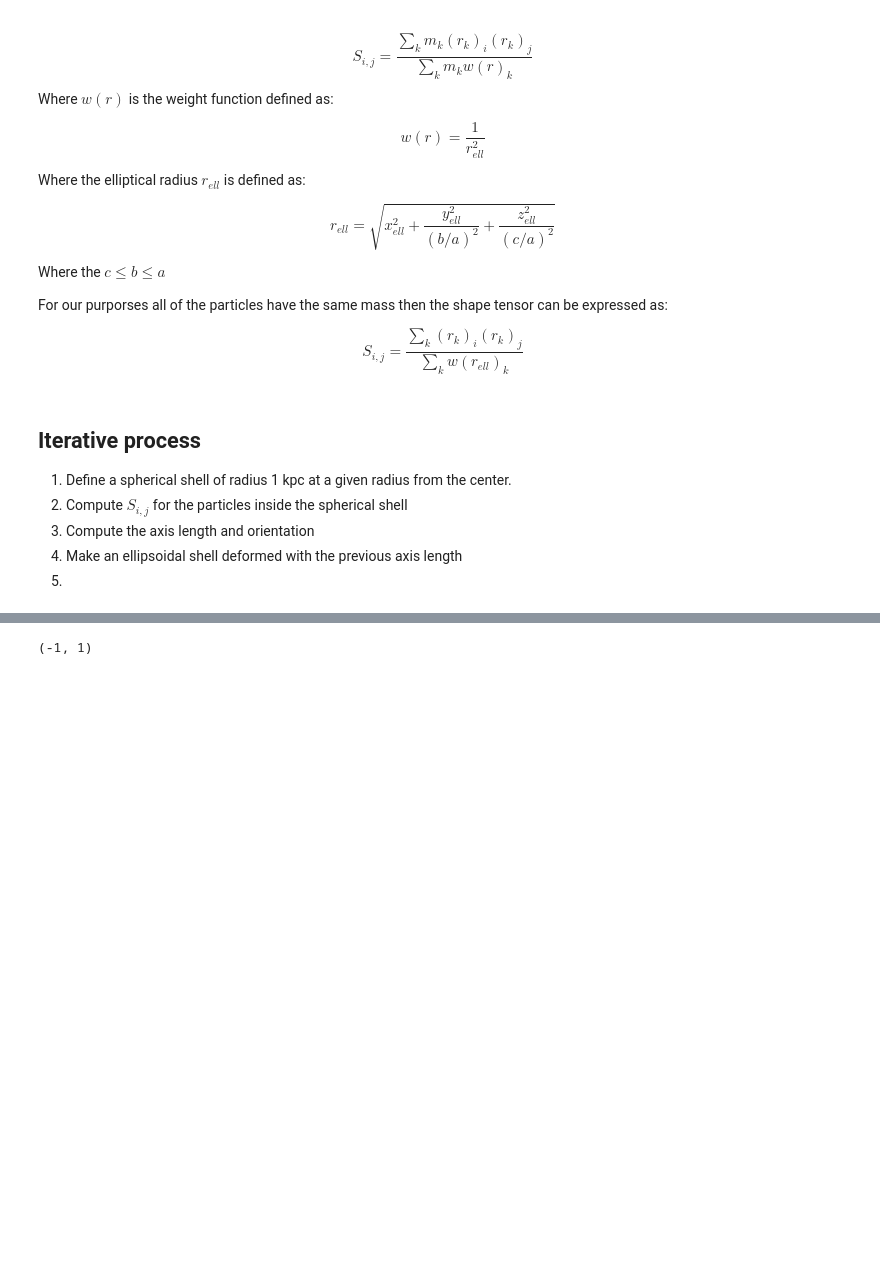
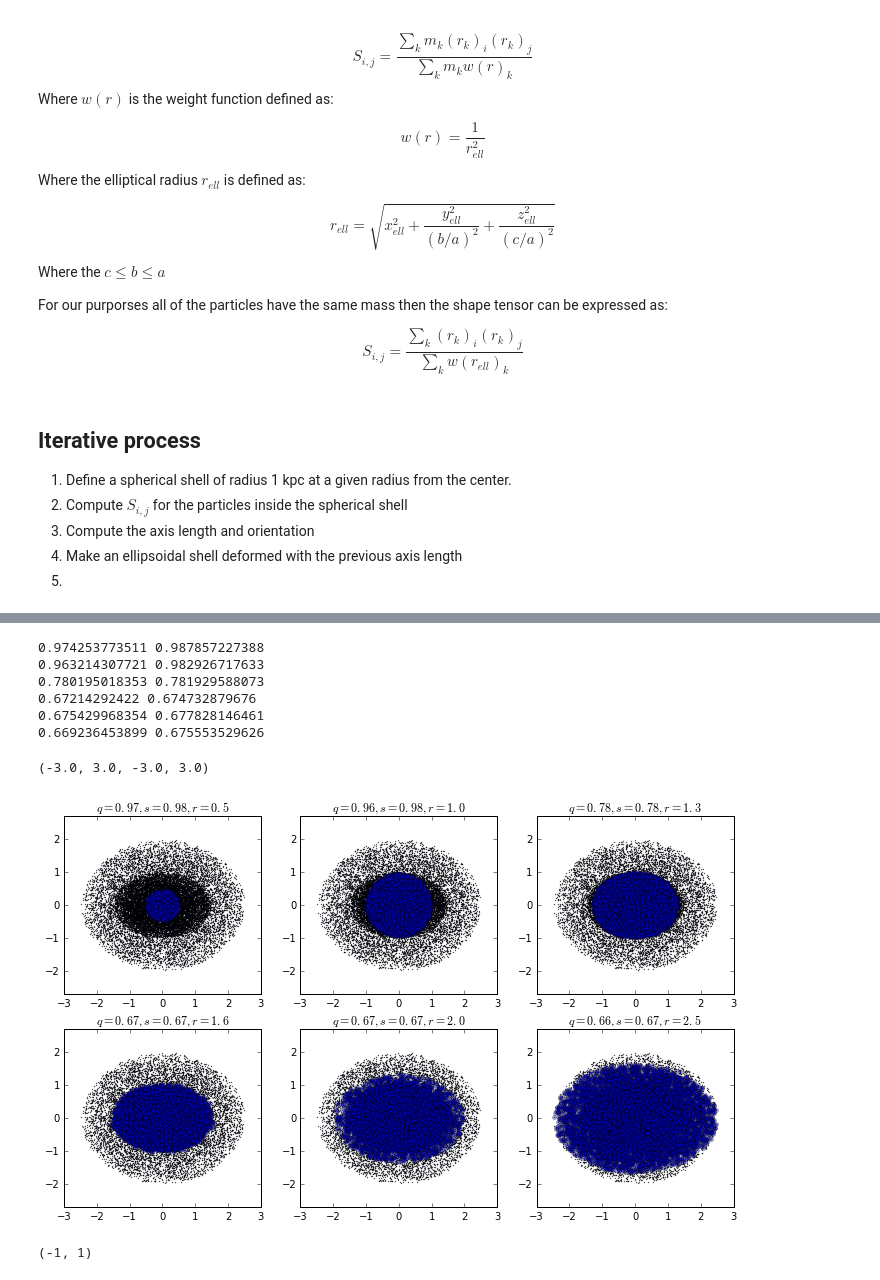
Before and after one commit to jngaravitoc/shapes, a Jupyter notebook: Shapes.ipynb, the cells around one changed output, grey strips where cells are left out. Drawn from its saved outputs; the diff is of its cells as text; code cells hidden in the pictures; blank space fills up the shorter version.

```diff
--- a/Shapes.ipynb
+++ b/Shapes.ipynb
@@ -164,3 +178,45 @@ axis('equal')
+# %%
+figure(figsize=(12, 7))
+title('Shells', fontsize=35)
+subplot(2, 3, 1)
+title('$q=0.97, s=0.98, r=0.5$')
+scatter(x_sph, y_sph, s=0.1, alpha=1)
+reshape(x_sph, y_sph, z_sph, 0.5, 0.1, 1E-3)
+axis('equal')
+subplot(2, 3, 2)
+title('$q=0.96, s=0.98, r=1.0$')
+scatter(x_sph, y_sph, s=0.1, alpha=1)
+reshape(x_sph, y_sph, z_sph, 1.0, 0.1, 1E-3)
+axis('equal')
+subplot(2, 3, 3)
+title('$q=0.78, s=0.78, r=1.3$')
+scatter(x_sph, y_sph, s=0.1, alpha=1)
+reshape(x_sph, y_sph, z_sph, 1.3, 0.1, 1E-3)
+axis('equal')
+subplot(2, 3, 4)
+title('$q=0.67, s=0.67, r=1.6$')
+scatter(x_sph, y_sph, s=0.1, alpha=1)
+reshape(x_sph, y_sph, z_sph, 1.6, 0.1, 1E-3)
+axis('equal')
+subplot(2, 3, 5)
+title('$q=0.67, s=0.67, r=2.0$')
+scatter(x_sph, y_sph, s=0.1, alpha=1)
+reshape(x_sph, y_sph, z_sph, 2.0, 0.1, 1E-3)
+axis('equal')
+subplot(2, 3, 6)
+title('$q=0.66, s=0.67, r=2.5$')
+scatter(x_sph, y_sph, s=0.1, alpha=1)
+reshape(x_sph, y_sph, z_sph, 2.5, 0.3, 1E-3)
+axis('equal')
+# %% [output]
+0.974253773511 0.987857227388
+0.963214307721 0.982926717633
+0.780195018353 0.781929588073
+0.67214292422 0.674732879676
+0.675429968354 0.677828146461
+0.669236453899 0.675553529626
+(-3.0, 3.0, -3.0, 3.0)
+[figure, added]
 # %%
 x_ell, y_ell, z_ell = shells(x_sph, y_sph, z_sph, 0.2, 2.0, 1.0, 1.0)
 figure(figsize=(21, 6))
```
Also changed, not shown: parts of 8 cells of this notebook.
